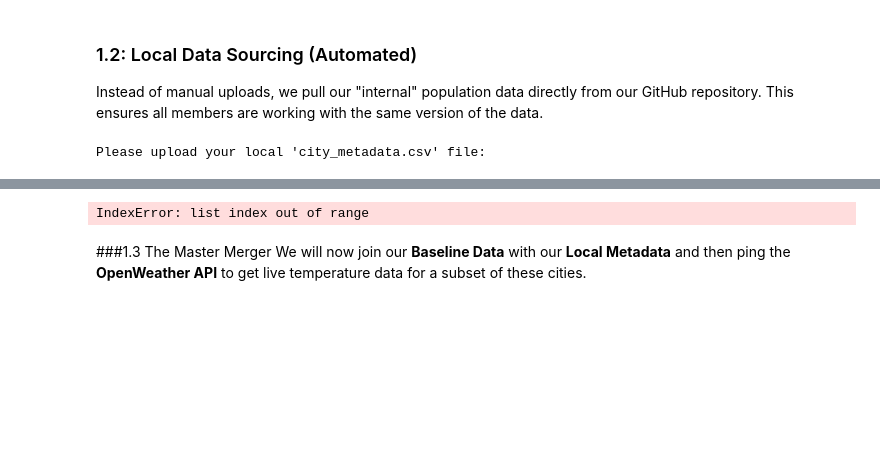
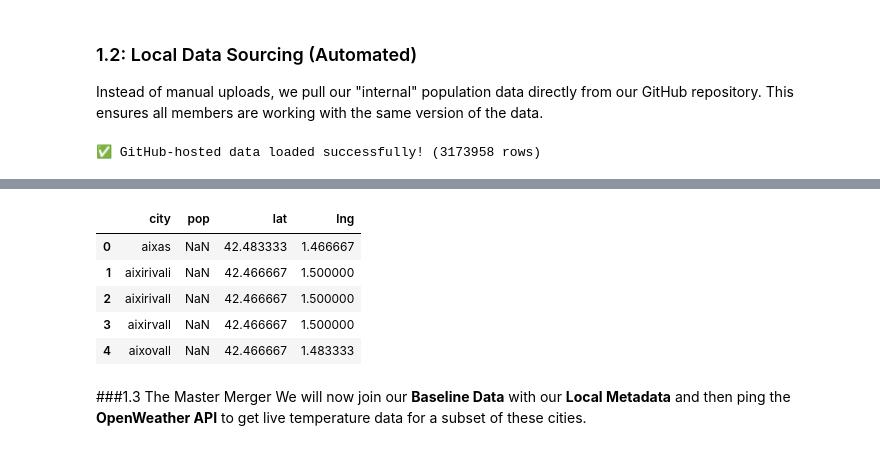
Before and after one commit to LiamDuero03/DS-Society-Project, a Jupyter notebook: Full-Project.ipynb, the cells around one changed output, grey strips where cells are left out. Saved outputs shown, nothing was run; the diff lists cells and outputs as text; code cells hidden in the pictures; blank space fills up the shorter version.

Commit message:
Loading data works now!

```diff
--- a/Full-Project.ipynb
+++ b/Full-Project.ipynb
@@ -67,7 +67,7 @@ Instead of manual uploads, we pull our "internal" population data directly from
 # %%
 # 3. SOURCE B: GitHub-Hosted CSV
 # Note: GitHub LFS files also work with the 'raw' URL structure.
-GITHUB_CSV_URL = "https://raw.githubusercontent.com/liamDuero03/DS-Society-Project/main/worldcitiespop.csv"
+GITHUB_CSV_URL = "https://media.githubusercontent.com/media/LiamDuero03/DS-Society-Project/refs/heads/main/worldcitiespop.csv"
 
 try:
     # We use low_memory=False because large CSVs often have mixed data types in columns
@@ -86,4 +86,4 @@ except Exception as e:
 
 internal_metadata_df.head()
 # %% [output]
-Please upload your local 'city_metadata.csv' file:
+✅ GitHub-hosted data loaded successfully! (3173958 rows)
@@ -91,4 +90,9 @@ Please upload your local 'city_metadata.csv' file:
-IndexError: list index out of range
+|  | city | pop | lat | lng |
+| 0 | aixas | NaN | 42.483333 | 1.466667 |
+| 1 | aixirivali | NaN | 42.466667 | 1.500000 |
+| 2 | aixirivall | NaN | 42.466667 | 1.500000 |
+| 3 | aixirvall | NaN | 42.466667 | 1.500000 |
+| 4 | aixovall | NaN | 42.466667 | 1.483333 |
 # %% [markdown]
 ###1.3 The Master Merger
 We will now join our **Baseline Data** with our **Local Metadata** and then ping the **OpenWeather API** to get live temperature data for a subset of these cities.
```
Also changed, not shown: parts of 2 cells of this notebook.
